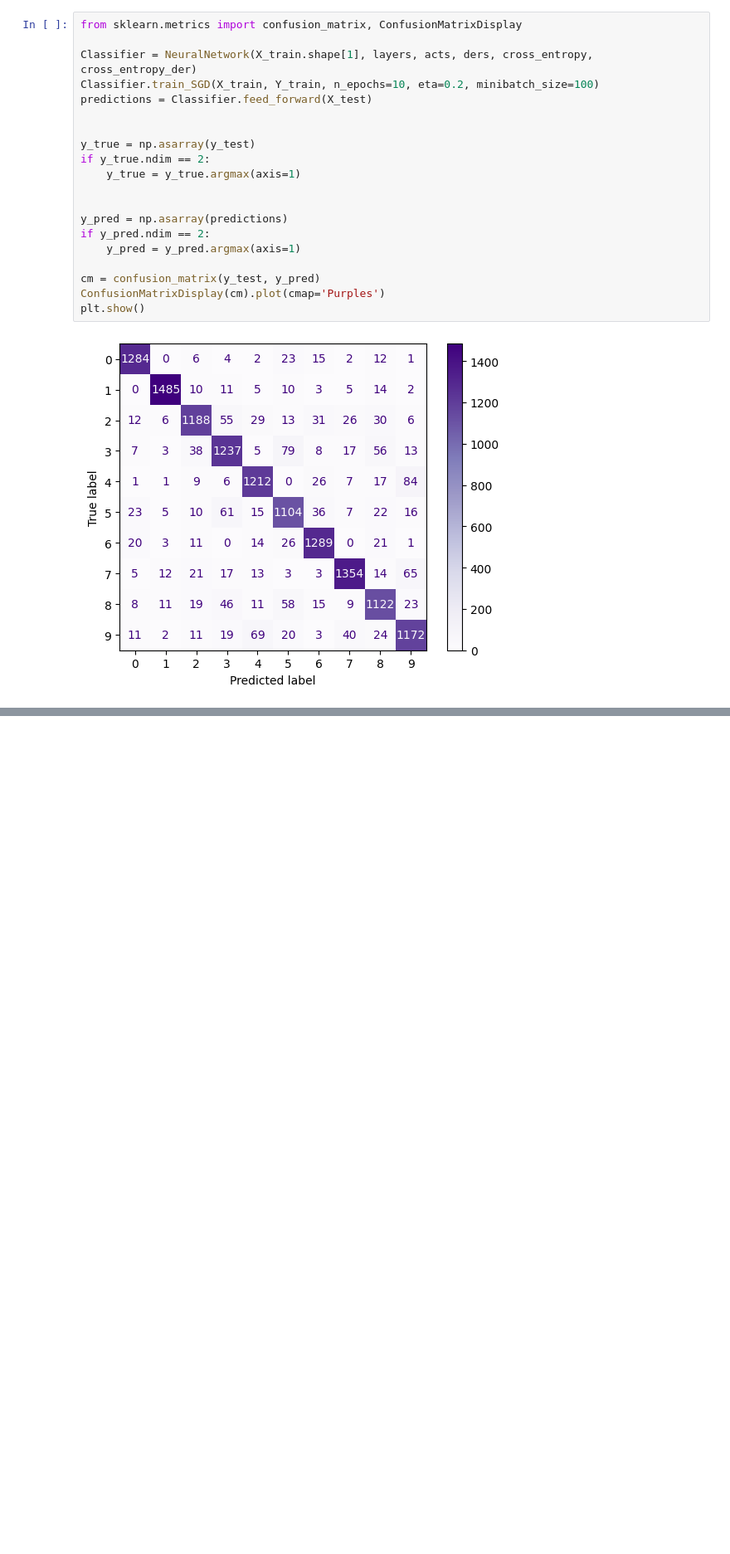
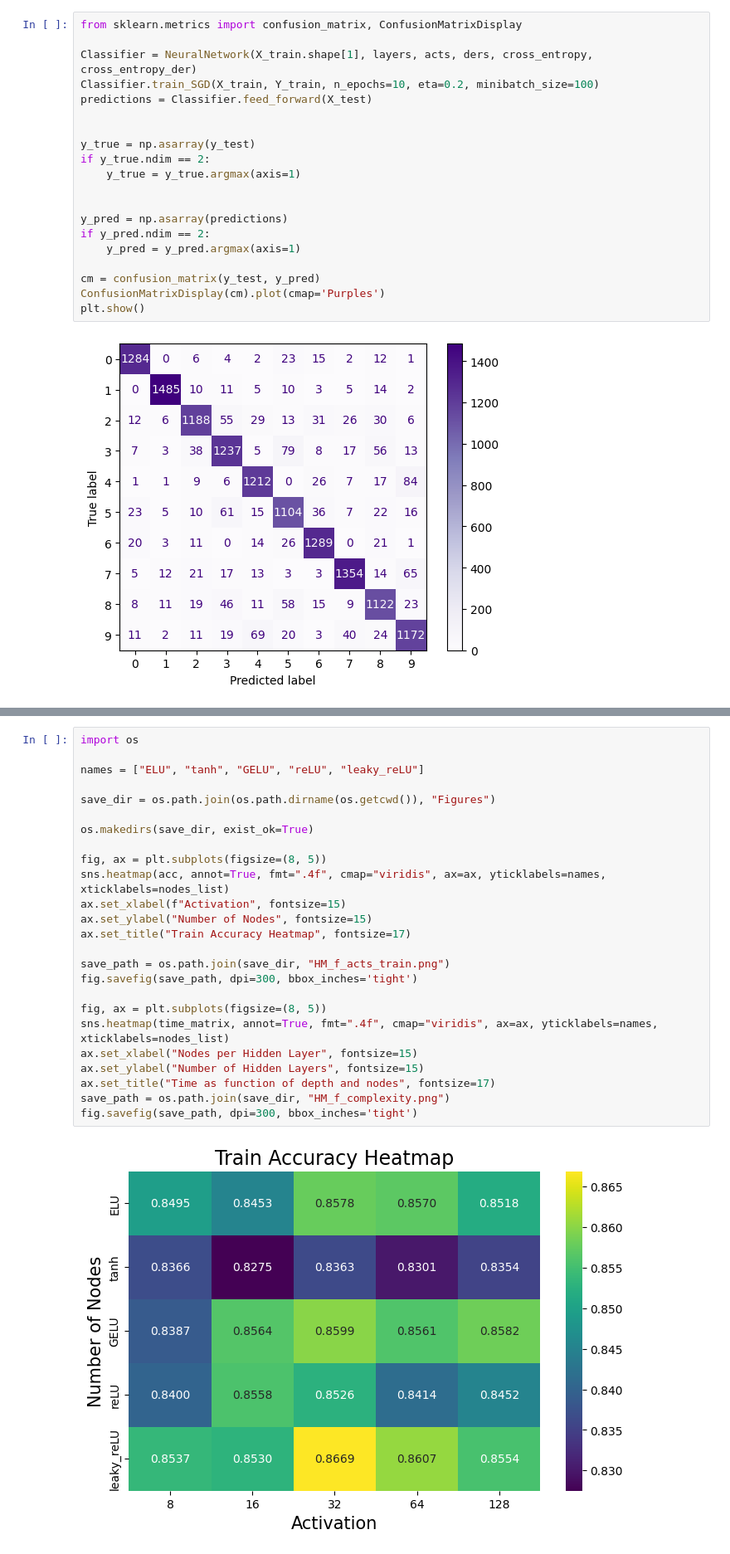
Before and after one commit to JVestly/Project-2, a Jupyter notebook: Code/tests_f.ipynb, the cells around one changed output, grey strips where cells are left out. Shown: that part at 83% size. Cells and saved outputs as stored; diff of their text form; blank space fills up the shorter version.

```diff
--- a/Code/tests_f.ipynb
+++ b/Code/tests_f.ipynb
@@ -104,0 +293,27 @@ plt.show()
+# %%
+import os
+
+names = ["ELU", "tanh", "GELU", "reLU", "leaky_reLU"]
+
+save_dir = os.path.join(os.path.dirname(os.getcwd()), "Figures")
+
+os.makedirs(save_dir, exist_ok=True)
+
+fig, ax = plt.subplots(figsize=(8, 5))
+sns.heatmap(acc, annot=True, fmt=".4f", cmap="viridis", ax=ax, yticklabels=names, xticklabels=nodes_list)
+ax.set_xlabel(f"Activation", fontsize=15)
+ax.set_ylabel("Number of Nodes", fontsize=15)
+ax.set_title("Train Accuracy Heatmap", fontsize=17)
+
+save_path = os.path.join(save_dir, "HM_f_acts_train.png")
+fig.savefig(save_path, dpi=300, bbox_inches='tight')
+
+fig, ax = plt.subplots(figsize=(8, 5))
+sns.heatmap(time_matrix, annot=True, fmt=".4f", cmap="viridis", ax=ax, yticklabels=names, xticklabels=nodes_list)
+ax.set_xlabel("Nodes per Hidden Layer", fontsize=15)
+ax.set_ylabel("Number of Hidden Layers", fontsize=15)
+ax.set_title("Time as function of depth and nodes", fontsize=17)
+save_path = os.path.join(save_dir, "HM_f_complexity.png")
+fig.savefig(save_path, dpi=300, bbox_inches='tight')
+# %% [output]
+[figure, added]
```
Also changed, not shown: parts of 12 cells of this notebook.
